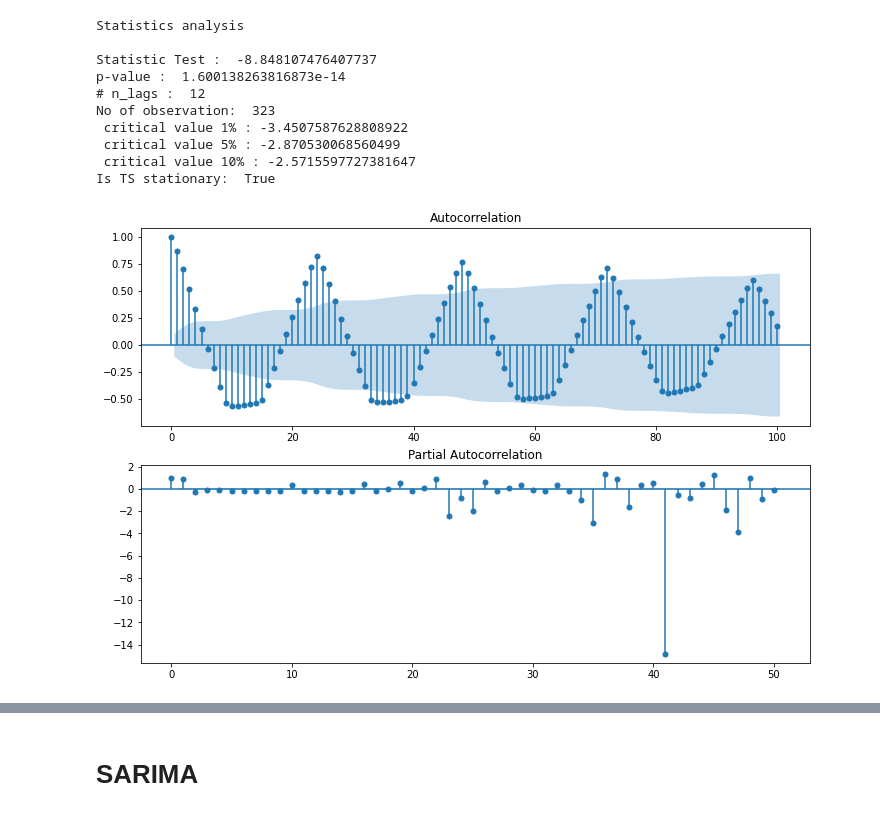
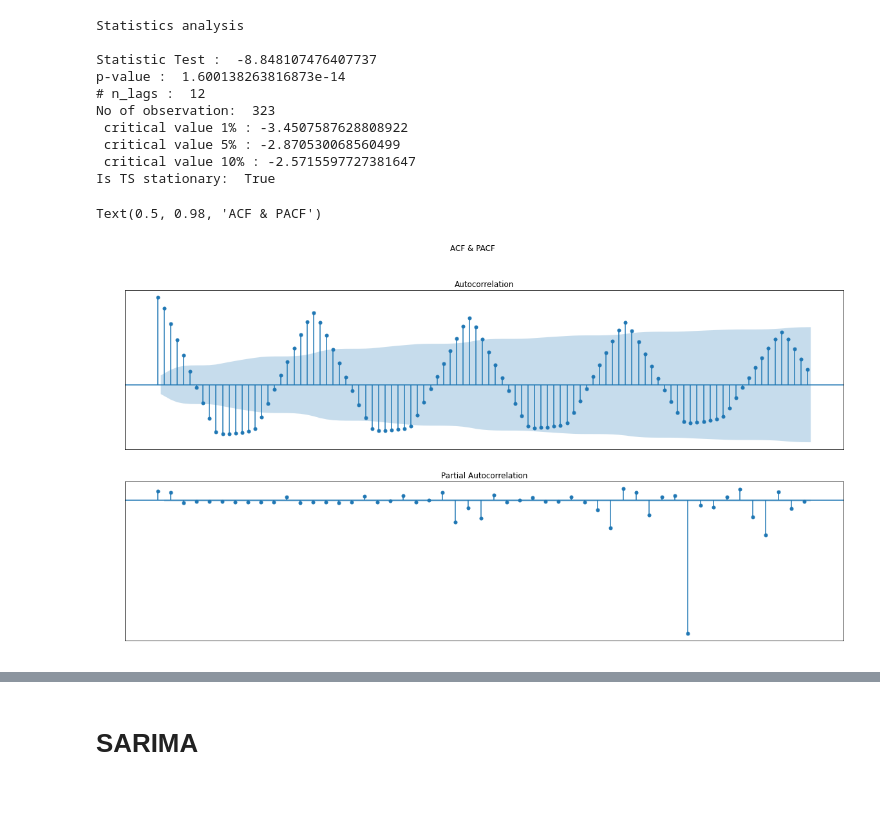
Before and after one commit to emerelte/kad, a Jupyter notebook: notebooks/sarima_nab_artificial.ipynb, the cells around one changed output, grey strips where cells are left out. Saved outputs shown, nothing was run; the diff lists cells and outputs as text; code cells hidden in the pictures.

```diff
--- a/notebooks/sarima_nab_artificial.ipynb
+++ b/notebooks/sarima_nab_artificial.ipynb
@@ -91,8 +41,0 @@ plt.show()
-# %%
-scaler = MinMaxScaler(feature_range=(-1, 0))
-original_df["value"] = scaler.fit_transform(original_df.values)
-
-fig, ax = plt.subplots()
-fig.set_size_inches(12, 8)
-original_df.plot(legend=False, ax=ax)
-plt.show()
@@ -100,0 +42,17 @@ plt.show()
+# %%
+plt.rcParams["xtick.color"] = "white"
+plt.rcParams["ytick.color"] = "white"
+
+X_LABEL = "timestamp"
+ts_analyzer = importlib.reload(ts_analyzer)
+
+true_anomalies_ranges = true_anomalies[file_name]
+
+ground_true_anomalies_df = pd.DataFrame()
+for anom_range in true_anomalies_ranges:
+    ground_true_anomalies_df = ground_true_anomalies_df.append(original_df.loc[anom_range[0]:anom_range[1]])
+
+preprocessed_df = original_df.copy()
+preprocessed_df["gt_is_anomaly"] = [idx in ground_true_anomalies_df.index  for idx in original_df.index.tolist()]
+
+visualization.visualize(results_df=preprocessed_df, metric_name="value", title="Original df")
@@ -100,0 +61,5 @@ plt.show()
+# %%
+scaler = MinMaxScaler(feature_range=(-1, 0))
+preprocessed_df["value"] = scaler.fit_transform(preprocessed_df.values)
+
+visualization.visualize(results_df=preprocessed_df, metric_name="value", title="Scaled df")
@@ -101,5 +68,6 @@ plt.show()
 # %%
-tsa = ts_analyzer.TsAnalyzer(original_df)
+values_df = preprocessed_df[["value"]]
+tsa = ts_analyzer.TsAnalyzer(values_df)
 print("Is TS stationary: ", tsa.is_stationary())
 # %% [output]
 Statistics analysis
@@ -113,9 +81,12 @@ No of observation:  323
  critical value 10% : -2.5715597727381647
 Is TS stationary:  True
 # %%
-f = plt.figure()
-f.set_size_inches(12, 8)
-ax = f.add_subplot(2, 1, 1); _ = sm.graphics.tsa.plot_acf(original_df.values, lags=100, ax=ax)
-ax2 = f.add_subplot(2, 1, 2); _ = sm.graphics.tsa.plot_pacf(original_df.values, lags=50, ax=ax2)
+f = plt.figure(figsize=(20, 10))
+ax = f.add_subplot(2, 1, 1)
+_ = sm.graphics.tsa.plot_acf(values_df, lags=100, ax=ax)
+ax2 = f.add_subplot(2, 1, 2)
+_ = sm.graphics.tsa.plot_pacf(values_df, lags=50, ax=ax2)
+f.suptitle("ACF & PACF")
 # %% [output]
+Text(0.5, 0.98, 'ACF & PACF')
-[figure, old version]
+[figure, new version]
```
Also changed, not shown: parts of 27 cells of this notebook, 3 other files.
